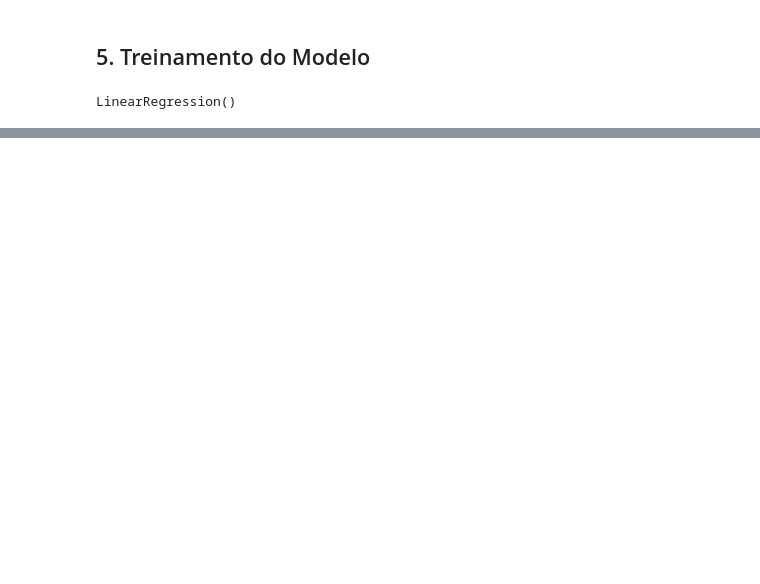
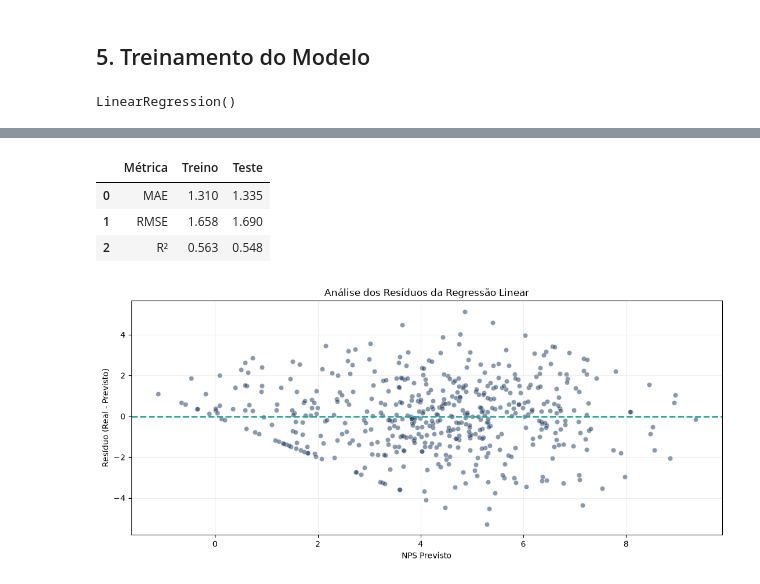
Before and after one commit to CelioRodrigues/analise-nps, a Jupyter notebook: notebooks/02_modelo_regressao_linear.ipynb, the cells around one changed output, grey strips where cells are left out. Cells and saved outputs as stored; diff of their text form; code cells hidden in the pictures; blank space fills up the shorter version.

Commit message:
Conclusao regressão linear.

```diff
--- a/notebooks/02_modelo_regressao_linear.ipynb
+++ b/notebooks/02_modelo_regressao_linear.ipynb
@@ -184,0 +195,17 @@ LinearRegression()
+# %%
+# Gerar previsões com os dados de teste
+y_pred = modelo.predict(X_teste_transformado)
+
+# Comparar valores reais e previstos
+comparacao_previsoes = pd.DataFrame({
+    "NPS Real": y_teste.values,
+    "NPS Previsto": y_pred
+})
+
+# Calcular diferença entre previsto e real
+comparacao_previsoes["Erro"] = (
+    comparacao_previsoes["NPS Previsto"]
+    - comparacao_previsoes["NPS Real"]
+)
+
+comparacao_previsoes.head(10).round(2)
@@ -184,0 +237,51 @@ LinearRegression()
+# %%
+# Previsões no conjunto de treinamento
+y_pred_treino = modelo.predict(X_treino_transformado)
+
+# Comparação das métricas
+resultados = pd.DataFrame({
+    "Métrica": ["MAE", "RMSE", "R²"],
+    "Treino": [
+        mean_absolute_error(y_treino, y_pred_treino),
+        np.sqrt(mean_squared_error(y_treino, y_pred_treino)),
+        r2_score(y_treino, y_pred_treino)
+    ],
+    "Teste": [mae, rmse, r2]
+})
+
+display(resultados.round(3))
+# %% [output]
+|  | Métrica | Treino | Teste |
+| 0 | MAE | 1.310 | 1.335 |
+| 1 | RMSE | 1.658 | 1.690 |
+| 2 | R² | 0.563 | 0.548 |
+# %%
+# Calcular os resíduos do conjunto de teste
+residuos = y_teste.values - y_pred
+
+plt.figure(figsize=(11, 5))
+
+sns.scatterplot(
+    x=y_pred,
+    y=residuos,
+    color="#17365D",
+    alpha=0.5
+)
+
+# Linha de referência para erro zero
+plt.axhline(
+    y=0,
+    color="#26A69A",
+    linestyle="--",
+    linewidth=2
+)
+
+plt.title("Análise dos Resíduos da Regressão Linear")
+plt.xlabel("NPS Previsto")
+plt.ylabel("Resíduo (Real - Previsto)")
+plt.grid(alpha=0.2)
+
+plt.tight_layout()
+plt.show()
+# %% [output]
+[figure, added]
```
Also changed, not shown: parts of 10 cells of this notebook.
